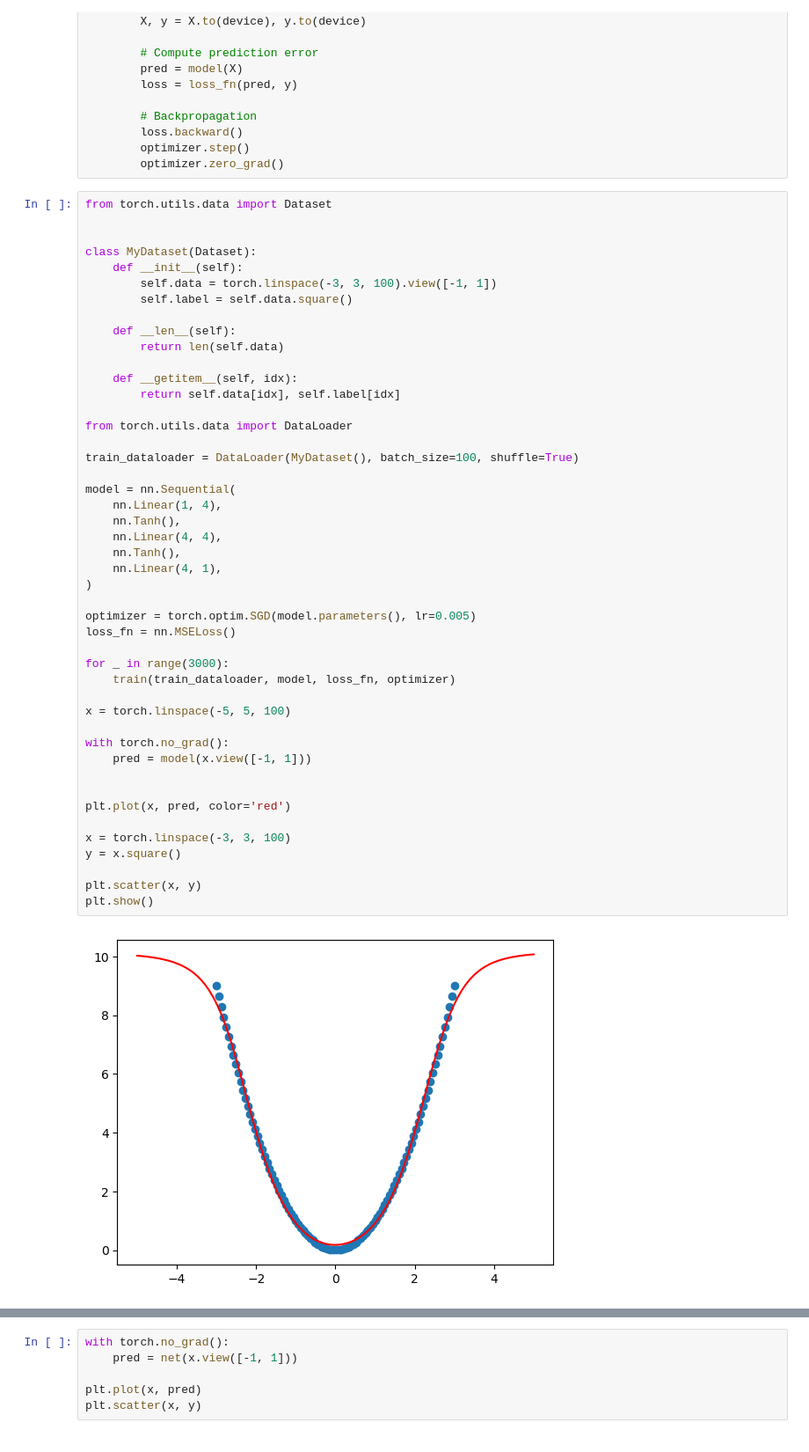
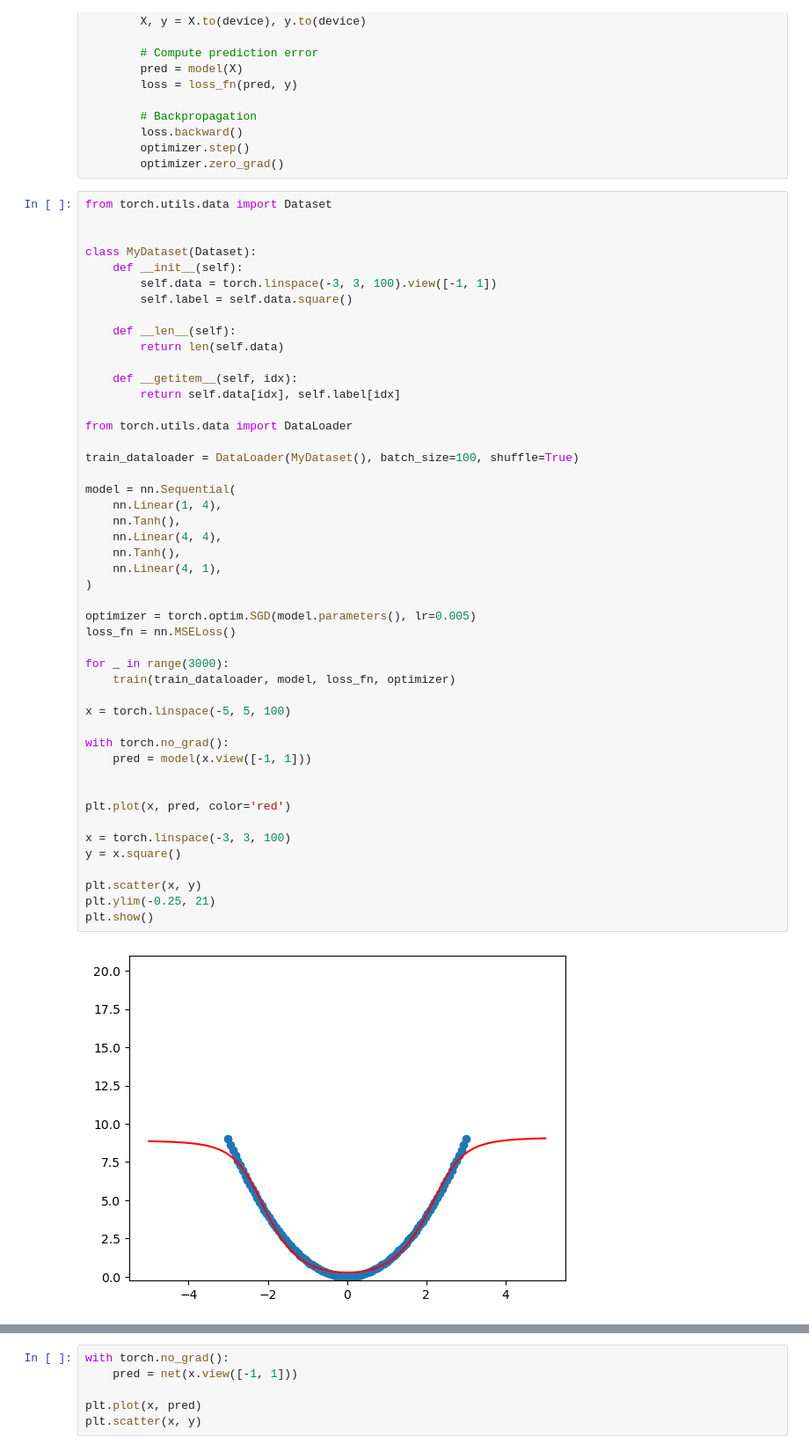
Before and after one commit to secondvoca/sdc_ae_23, a Jupyter notebook: exp_0721.ipynb, the cells around one changed output, grey strips where cells are left out. Shown: that part at 88% size. Saved outputs shown, nothing was run; the diff lists cells and outputs as text.

```diff
--- a/exp_0721.ipynb
+++ b/exp_0721.ipynb
@@ -60,34 +60,35 @@ from torch.utils.data import DataLoader
 train_dataloader = DataLoader(MyDataset(), batch_size=100, shuffle=True)
 
 model = nn.Sequential(
     nn.Linear(1, 4),
     nn.Tanh(),
     nn.Linear(4, 4),
     nn.Tanh(),
     nn.Linear(4, 1),
 )
 
 optimizer = torch.optim.SGD(model.parameters(), lr=0.005)
 loss_fn = nn.MSELoss()
 
 for _ in range(3000):
     train(train_dataloader, model, loss_fn, optimizer)
 
 x = torch.linspace(-5, 5, 100)
 
 with torch.no_grad():
     pred = model(x.view([-1, 1]))
 
 
 plt.plot(x, pred, color='red')
 
 x = torch.linspace(-3, 3, 100)
 y = x.square()
 
 plt.scatter(x, y)
+plt.ylim(-0.25, 21)
 plt.show()
 # %% [output]
-[figure, old version]
+[figure, new version]
 # %%
 from torch.utils.data import Dataset
 
```
Also changed, not shown: parts of 1 cell of this notebook, 8 other files.
